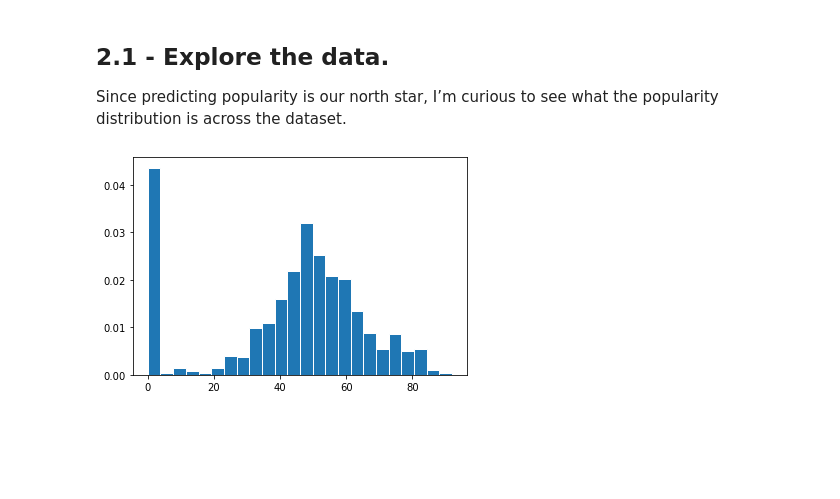
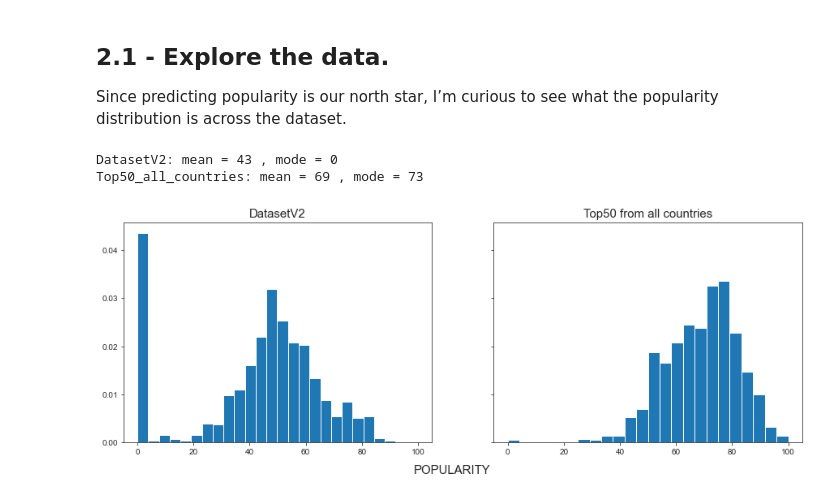
Before and after one commit to Benjamin-Barda/spotyCARLO, a Jupyter notebook: PacosPart.ipynb, the cells around one changed output. Drawn from its saved outputs; the diff is of its cells as text; code cells hidden in the pictures; blank space fills up the shorter version.

```diff
--- a/PacosPart.ipynb
+++ b/PacosPart.ipynb
@@ -12,6 +12,7 @@ credentials = {
 
 client_credentials_manager = SpotifyClientCredentials(client_id=credentials['public'], client_secret=credentials['private'])
 spotyCarlo = spotipy.Spotify(client_credentials_manager=client_credentials_manager)
+sns.set_style('ticks')
 # %% [markdown]
 # Part 2
 ## Popularity of a song
@@ -27,7 +28,7 @@ if CreateNewDataset:
     dF.insert(15,'popularity',np.array(list(map(addPop,dF.iloc[:,11]))))
     dF.to_csv('data\csvs\dataframeV2.csv')
 
-dF = pd.read_csv('data\csvs\dataframeV2.csv', index_col=0)
+dF = pd.read_csv('data\csvs\dataframeV2.csv', index_col=0).drop(['id','uri'],axis=1)
 X = dF[['popularity']]
 X
 # %% [output]
@@ -54,7 +57,17 @@ Let's now explore a few plots and visualizations.
 ## 2.1 - Explore the data.
 
 Since predicting popularity is our north star, I’m curious to see what the popularity distribution is across the dataset.
-# %%
-_ = plt.hist(dF[['popularity']],density = True, bins = 24,edgecolor='white',)
-# %% [output]
-[figure, removed]
+# %%
+fig, ax = plt.subplots(ncols=2, figsize = (15,5),sharex = True, sharey = True)
+dFpop = pd.read_csv('data\csvs\Top50_clean.csv', index_col=0).drop(['id','uri'],axis=1)
+fig.supxlabel('POPULARITY',fontsize=15)
+ax[0].set_title('DatasetV2',fontsize=15)
+ax[0].hist(dF[['popularity']],density = True, bins = 24)
+ax[1].set_title('Top50 from all countries',fontsize=15)
+ax[1].hist(dFpop[['popularity']],density = True, bins = 24)
+print('DatasetV2: mean =',int(round(dF[['popularity']].mean())),', mode =',int(dF[['popularity']].mode().iloc[0]))
+print('Top50_all_countries: mean =',int(round(dFpop[['popularity']].mean())),', mode =',int(dFpop[['popularity']].mode().iloc[0]))
+# %% [output]
+DatasetV2: mean = 43 , mode = 0
+Top50_all_countries: mean = 69 , mode = 73
+[figure, added]
```
Also changed, not shown: parts of 7 cells of this notebook, 2 other files.
